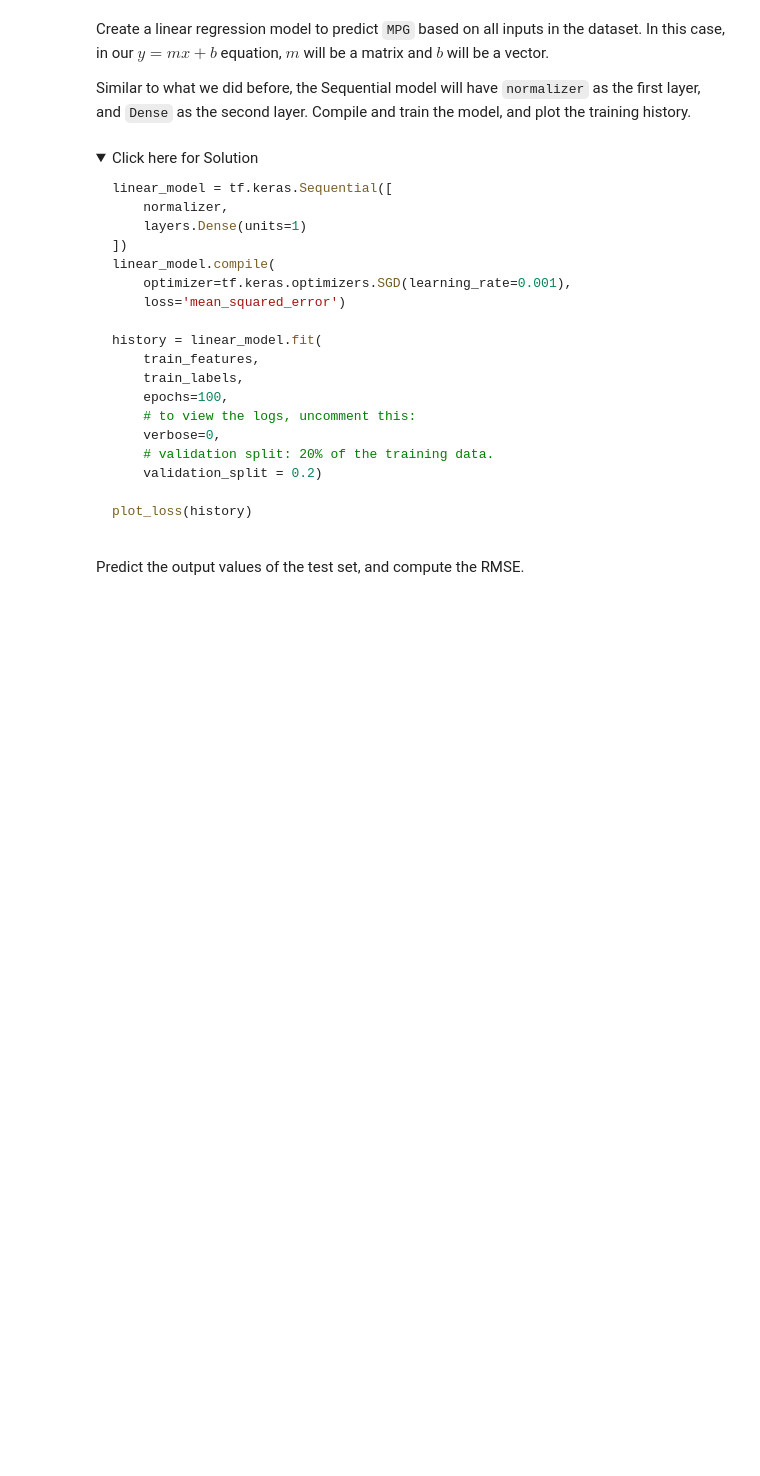
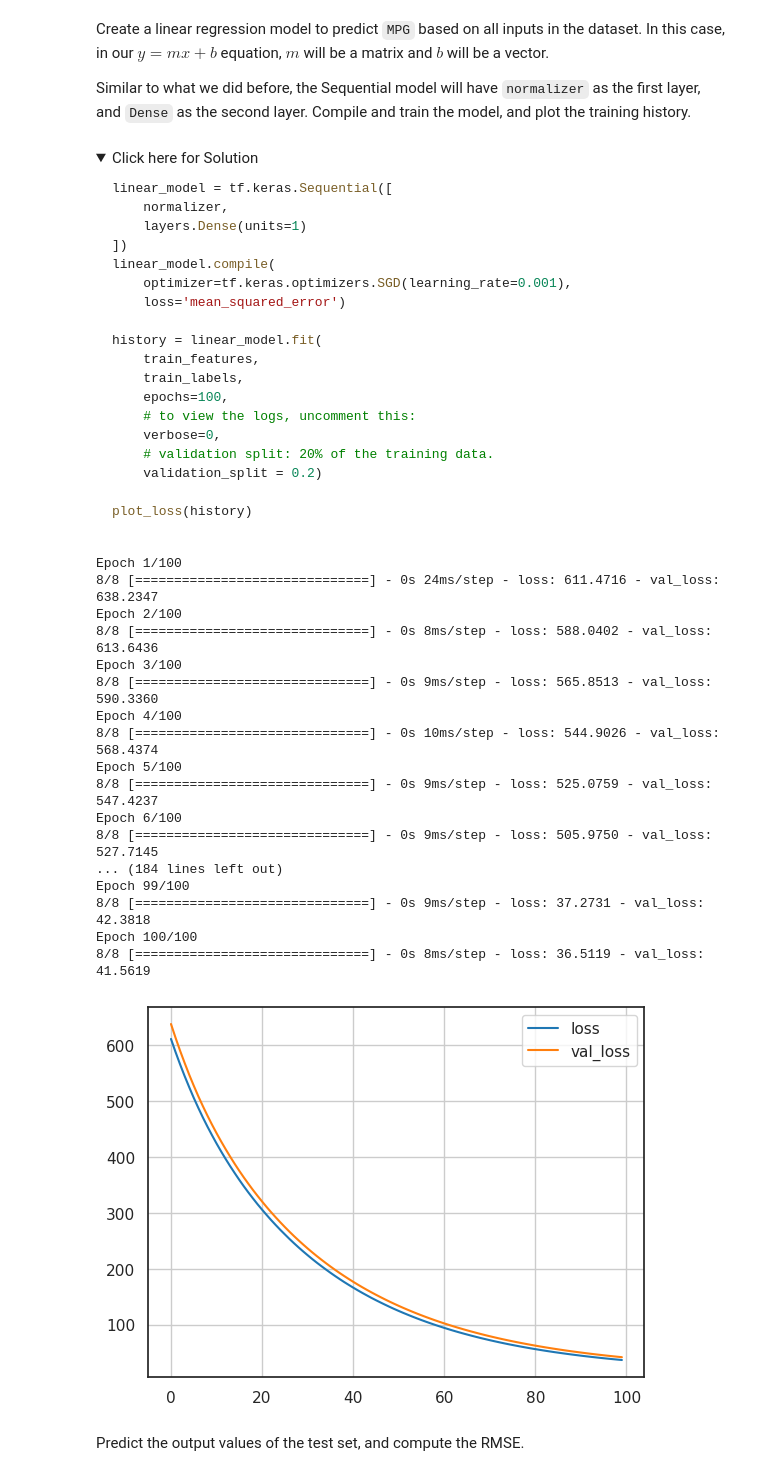
Before and after one commit to mjorgecruz/Machine_Learning_for_Hardware, a Jupyter notebook: projects/Coursera/Machine Learning with Python IBM/regression-Keras.ipynb, the cells around one changed output. Saved outputs shown, nothing was run; the diff lists cells and outputs as text; code cells hidden in the pictures; folded sections open; blank space fills up the shorter version.

````diff
--- a/projects/Coursera/Machine Learning with Python IBM/regression-Keras.ipynb
+++ b/projects/Coursera/Machine Learning with Python IBM/regression-Keras.ipynb
@@ -525,0 +689,6 @@ Next, use `tf.keras.layers.Normalization` to add feature normalization to the mo
+# %%
+# Write your solution here
+normalizer = tf.keras.layers.Normalization(axis=-1)
+normalizer.adapt(np.array(XX_train))
+print(normalizer.mean.numpy())
+print(normalizer.variance.numpy())
@@ -569,5 +740,38 @@ plot_loss(history)
 ```
 
 </details>
+# %%
+# Write your solution here
+model = tf.keras.Sequential([
+    normalizer,
+    layers.Dense(1)
+])
+model.compile(
+    optimizer=tf.keras.optimizers.SGD(learning_rate=0.001),
+    loss='mean_squared_error')
+hist = model.fit(X_train, Y_train, epochs=100, validation_split = 0.2)
+plt.plot(hist.history['loss'], label='loss')
+plt.plot(hist.history['val_loss'], label='val_loss')
+plt.legend()
+plt.grid()
+# %% [output]
+Epoch 1/100
+8/8 [==============================] - 0s 24ms/step - loss: 611.4716 - val_loss: 638.2347
+Epoch 2/100
+8/8 [==============================] - 0s 8ms/step - loss: 588.0402 - val_loss: 613.6436
+Epoch 3/100
+8/8 [==============================] - 0s 9ms/step - loss: 565.8513 - val_loss: 590.3360
+Epoch 4/100
+8/8 [==============================] - 0s 10ms/step - loss: 544.9026 - val_loss: 568.4374
+Epoch 5/100
+8/8 [==============================] - 0s 9ms/step - loss: 525.0759 - val_loss: 547.4237
+Epoch 6/100
+8/8 [==============================] - 0s 9ms/step - loss: 505.9750 - val_loss: 527.7145
+... (184 lines left out)
+Epoch 99/100
+8/8 [==============================] - 0s 9ms/step - loss: 37.2731 - val_loss: 42.3818
+Epoch 100/100
+8/8 [==============================] - 0s 8ms/step - loss: 36.5119 - val_loss: 41.5619
+[figure, added]
 # %% [markdown]
 Predict the output values of the test set, and compute the RMSE.
````
Also changed, not shown: parts of 34 cells of this notebook.
